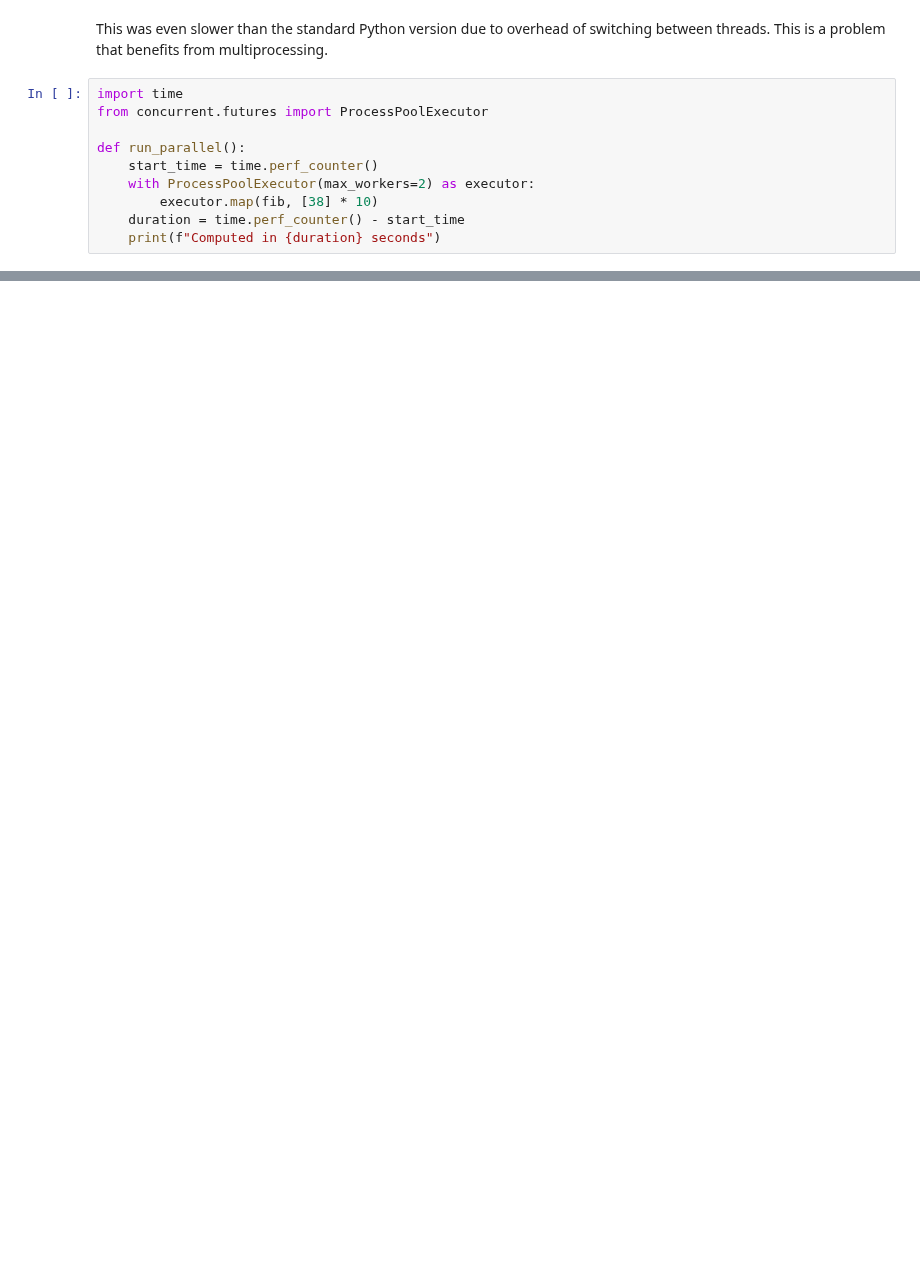
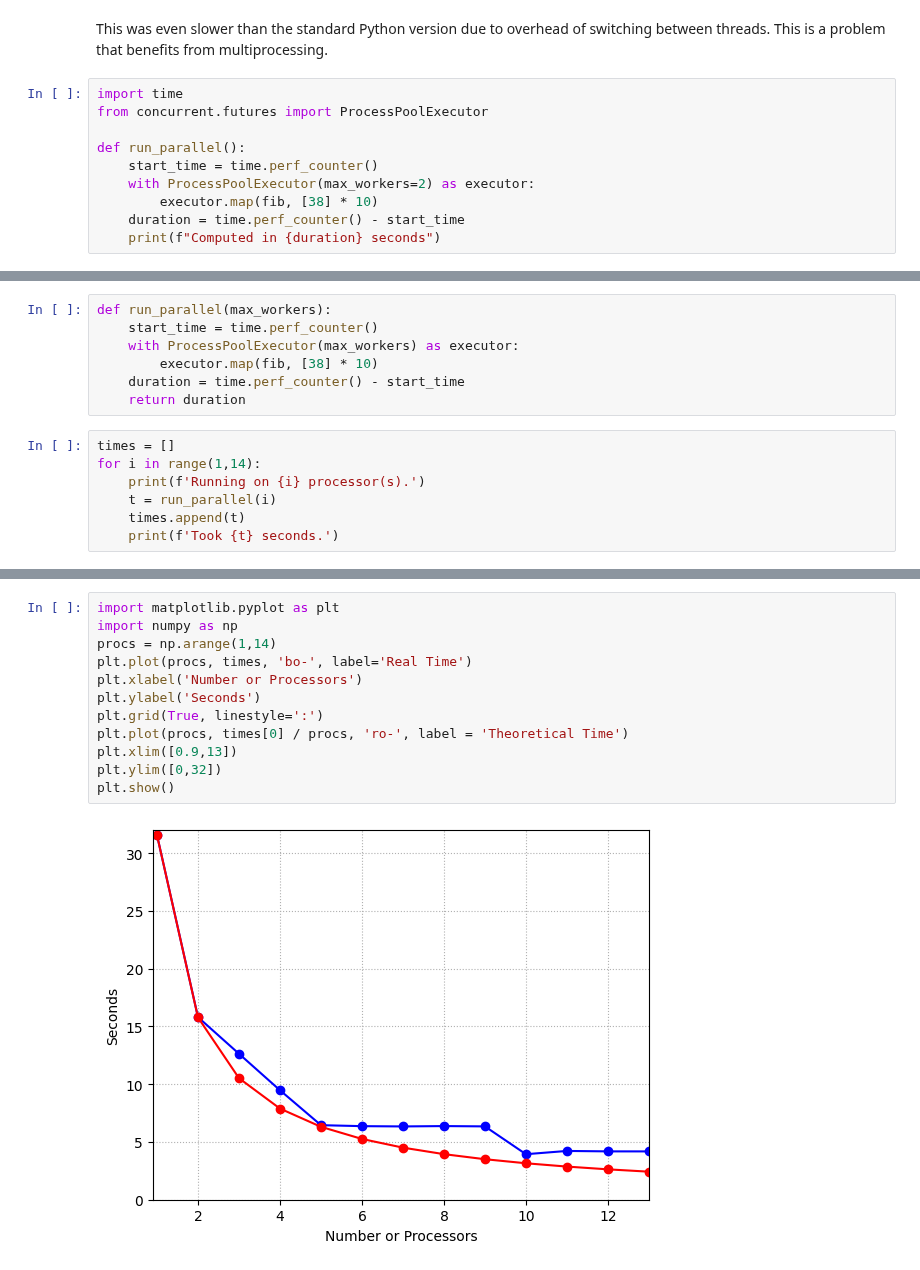
Before and after one commit to tedtop/CSCI-491-591-HPC, a Jupyter notebook: lecture3.ipynb, the cells around one changed output, grey strips where cells are left out. Drawn from its saved outputs; the diff is of its cells as text; blank space fills up the shorter version.

Commit message:
more stuff on parallelism

```diff
--- a/lecture3.ipynb
+++ b/lecture3.ipynb
@@ -389,0 +373,14 @@ Launching Xterm...
+# %%
+def run_parallel(max_workers):
+    start_time = time.perf_counter()
+    with ProcessPoolExecutor(max_workers) as executor:
+        executor.map(fib, [38] * 10)
+    duration = time.perf_counter() - start_time
+    return duration
+# %%
+times = []
+for i in range(1,14):
+    print(f'Running on {i} processor(s).')
+    t = run_parallel(i)
+    times.append(t)
+    print(f'Took {t} seconds.')
@@ -389,0 +405,14 @@ Launching Xterm...
+# %%
+import matplotlib.pyplot as plt
+import numpy as np
+procs = np.arange(1,14)
+plt.plot(procs, times, 'bo-', label='Real Time')
+plt.xlabel('Number or Processors')
+plt.ylabel('Seconds')
+plt.grid(True, linestyle=':')
+plt.plot(procs, times[0] / procs, 'ro-', label = 'Theoretical Time')
+plt.xlim([0.9,13])
+plt.ylim([0,32])
+plt.show()
+# %% [output]
+[figure, added]
```
Also changed, not shown: parts of 17 cells of this notebook.
